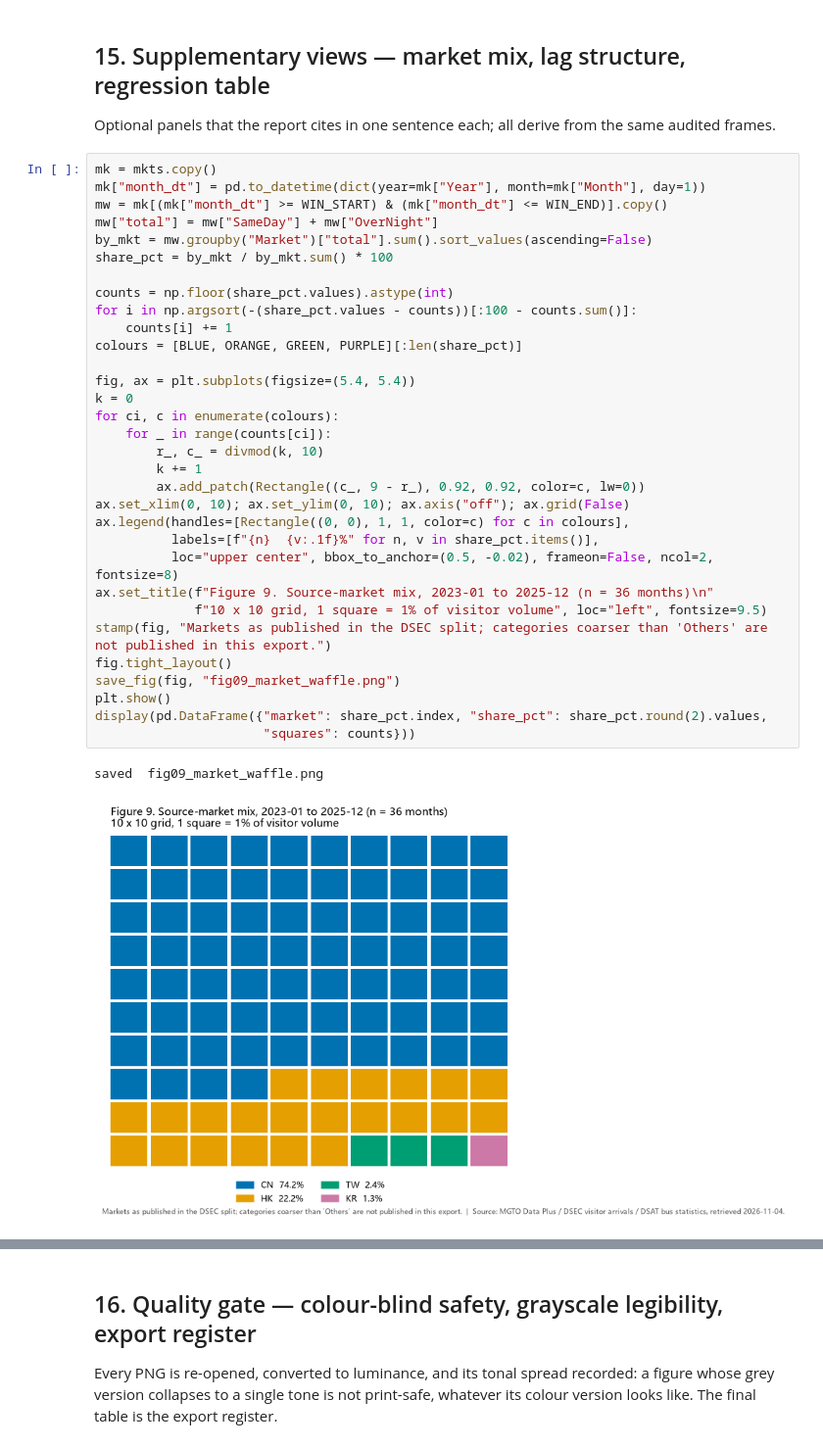
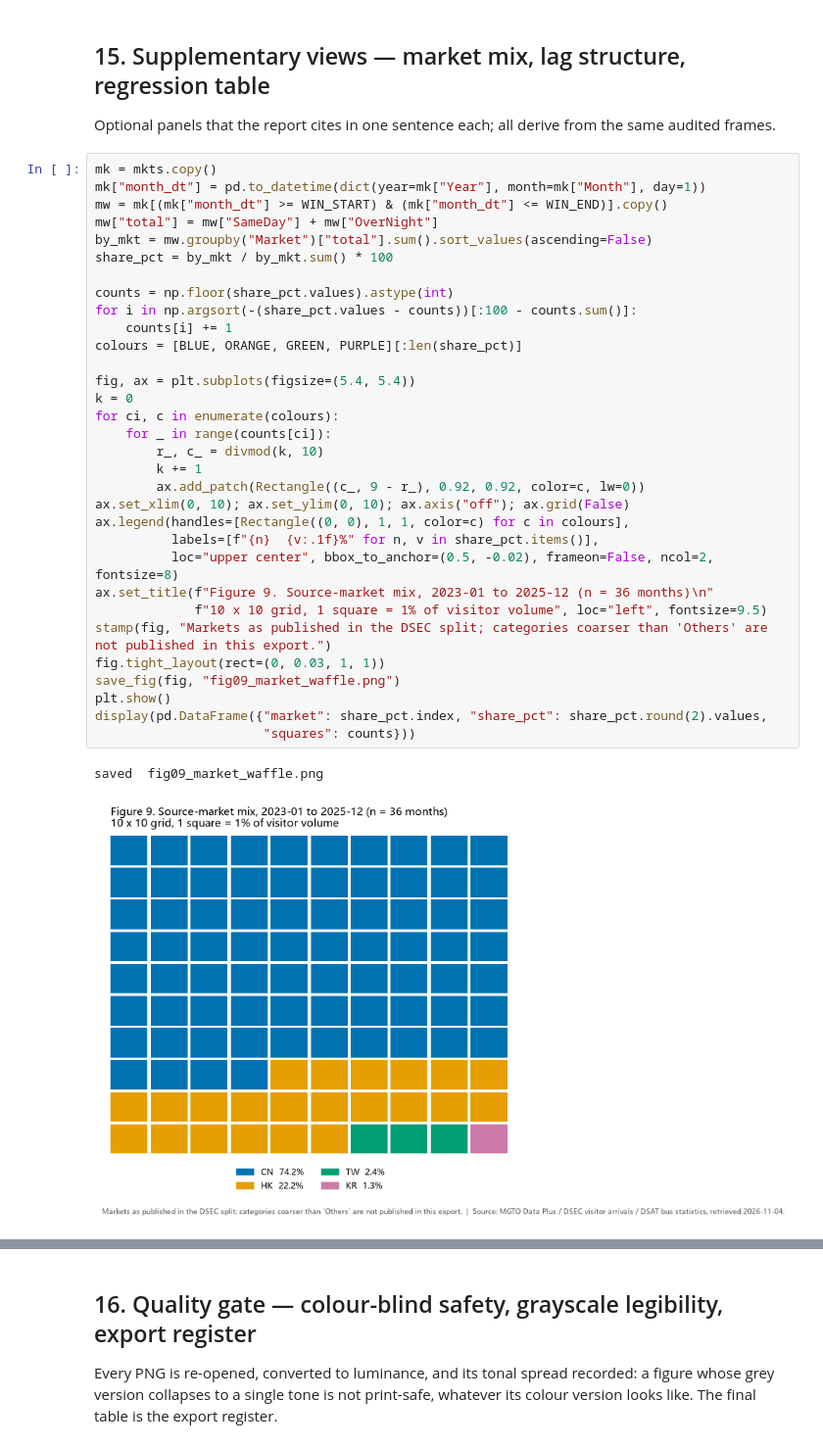
Before and after one commit to FongChinWai-Vivi/CISC7204-ClassE-Team01-2026GitHub, a Jupyter notebook: notebooks/CISC7204_ClassE_Team01_Visualization_lucas_pending test.ipynb, the cells around one changed output, grey strips where cells are left out. Shown at 98% size. Cells and saved outputs as stored; diff of their text form.

```diff
--- a/notebooks/CISC7204_ClassE_Team01_Visualization_lucas_pending test.ipynb
+++ b/notebooks/CISC7204_ClassE_Team01_Visualization_lucas_pending test.ipynb
@@ -1053,35 +1054,35 @@ mk["month_dt"] = pd.to_datetime(dict(year=mk["Year"], month=mk["Month"], day=1))
 mw = mk[(mk["month_dt"] >= WIN_START) & (mk["month_dt"] <= WIN_END)].copy()
 mw["total"] = mw["SameDay"] + mw["OverNight"]
 by_mkt = mw.groupby("Market")["total"].sum().sort_values(ascending=False)
 share_pct = by_mkt / by_mkt.sum() * 100
 
 counts = np.floor(share_pct.values).astype(int)
 for i in np.argsort(-(share_pct.values - counts))[:100 - counts.sum()]:
     counts[i] += 1
 colours = [BLUE, ORANGE, GREEN, PURPLE][:len(share_pct)]
 
 fig, ax = plt.subplots(figsize=(5.4, 5.4))
 k = 0
 for ci, c in enumerate(colours):
     for _ in range(counts[ci]):
         r_, c_ = divmod(k, 10)
         k += 1
         ax.add_patch(Rectangle((c_, 9 - r_), 0.92, 0.92, color=c, lw=0))
 ax.set_xlim(0, 10); ax.set_ylim(0, 10); ax.axis("off"); ax.grid(False)
 ax.legend(handles=[Rectangle((0, 0), 1, 1, color=c) for c in colours],
           labels=[f"{n}  {v:.1f}%" for n, v in share_pct.items()],
           loc="upper center", bbox_to_anchor=(0.5, -0.02), frameon=False, ncol=2, fontsize=8)
 ax.set_title(f"Figure 9. Source-market mix, 2023-01 to 2025-12 (n = 36 months)\n"
              f"10 x 10 grid, 1 square = 1% of visitor volume", loc="left", fontsize=9.5)
 stamp(fig, "Markets as published in the DSEC split; categories coarser than 'Others' are not published in this export.")
-fig.tight_layout()
+fig.tight_layout(rect=(0, 0.03, 1, 1))
 save_fig(fig, "fig09_market_waffle.png")
 plt.show()
 display(pd.DataFrame({"market": share_pct.index, "share_pct": share_pct.round(2).values,
                       "squares": counts}))
 # %% [output]
 saved  fig09_market_waffle.png
-[figure, old version]
+[figure, new version]
 |  | market | share_pct | squares |
 | 0 | CN | 74.18 | 74 |
 | 1 | HK | 22.16 | 22 |
```
Also changed, not shown: parts of 14 cells of this notebook, 15 other files.
